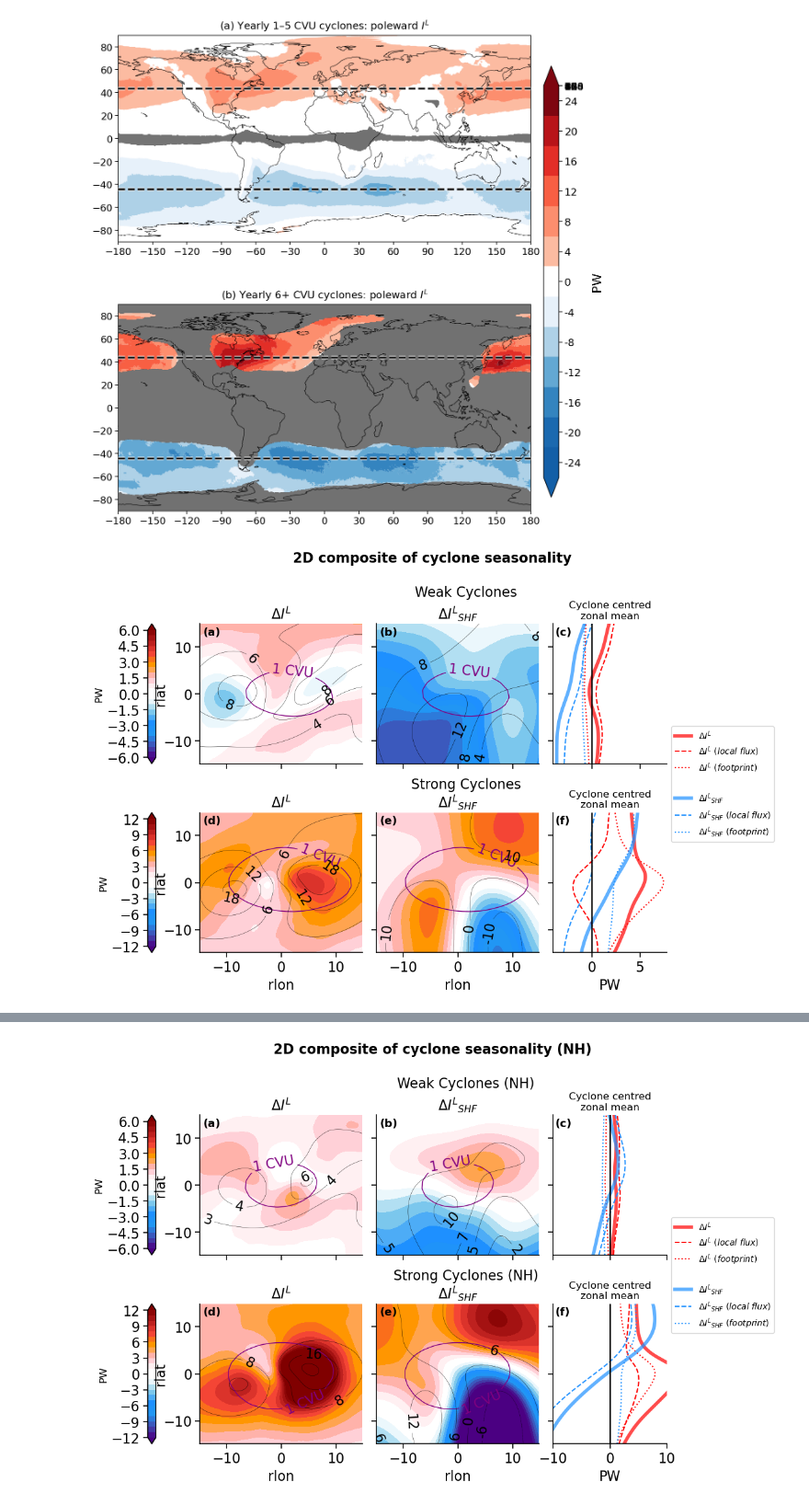
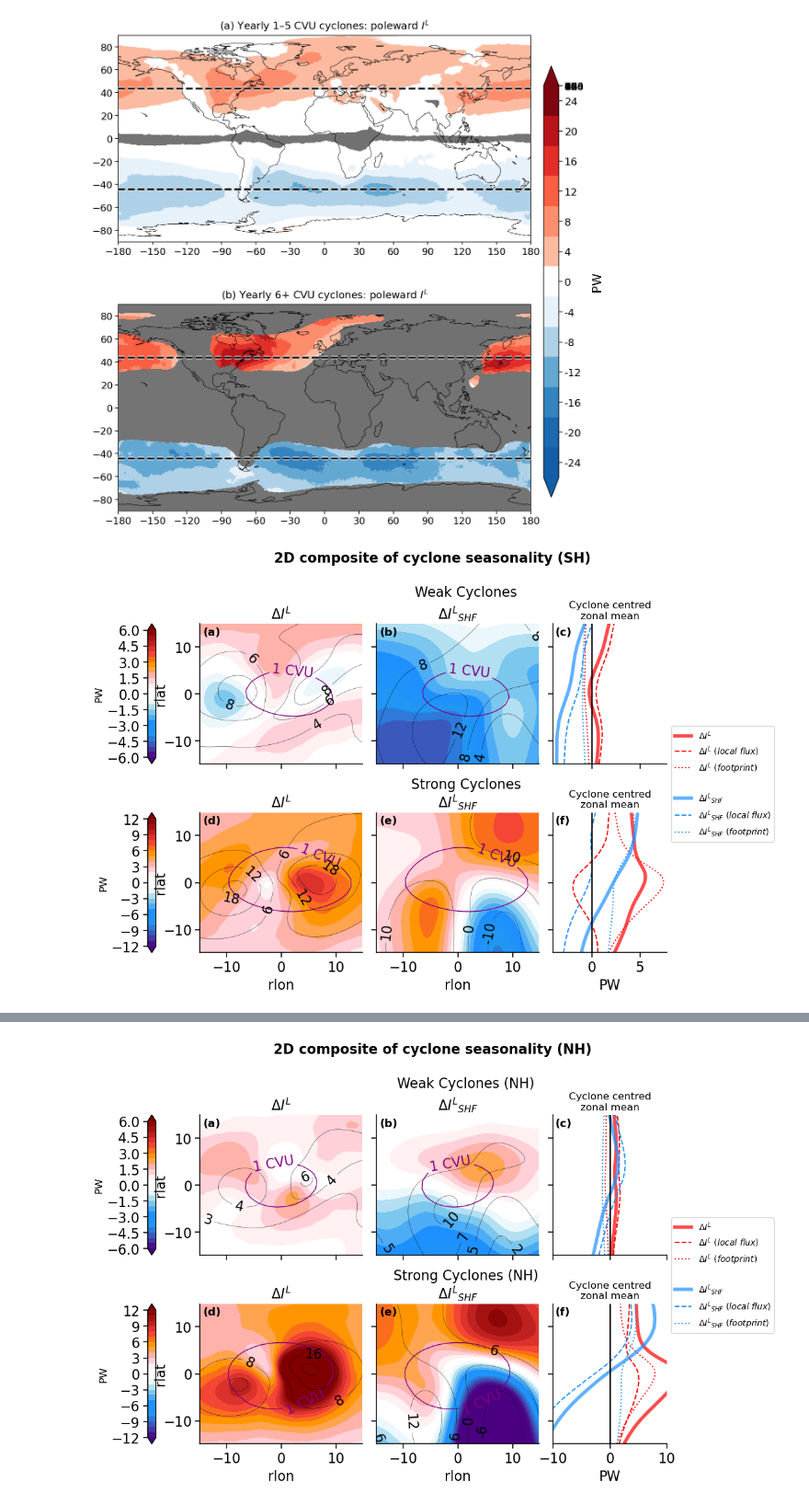
Before and after one commit to gmsarro/mse_cyclone-energetics, a Jupyter notebook: notebooks/final_figures.ipynb, the cells around one changed output, grey strips where cells are left out. Shown at 92% size. Saved outputs shown, nothing was run; the diff lists cells and outputs as text; code cells hidden in the pictures.

```diff
--- a/notebooks/final_figures.ipynb
+++ b/notebooks/final_figures.ipynb
@@ -1269,35 +1269,35 @@ def plot_2d_composites_decomposition_both_category(factor=PW_factor, func=_ident
     axes[1, 2].set_xlabel('rlon')
     axes[1, 3].set_xlabel('rlon')
     axes[1, 4].set_xlabel('PW')
     fig.text(0.6, 0.97, 'Weak Cyclones', ha='center', va='top', fontsize=16)
     fig.text(0.6, 0.52, 'Strong Cyclones', ha='center', va='top', fontsize=16)
 
     labels = list(string.ascii_lowercase)
     AXES = axes[:, 2:]
     for i, ax in enumerate(AXES.flat):
         ax.text(
             0.02, 0.98, f'({labels[i]})',
             transform=ax.transAxes, fontsize=13,
             fontweight='bold', va='top', ha='left',
         )
 
     fig.suptitle(
-        '2D composite of cyclone seasonality',
+                '2D composite of cyclone seasonality (SH)',
         fontsize=16, y=1.05, x=0.55, fontweight='bold',
     )
     fig.savefig(
         '2D_composite_of_cyclone_seasonality.pdf',
         bbox_inches='tight',
     )
     fig.savefig(
         '2D_composite_of_cyclone_seasonality.png',
         dpi=300, facecolor='white', bbox_inches='tight',
     )
     plt.show()
 
 plot_2d_composites_decomposition_both_category()
 # %% [output]
-[figure, old version]
+[figure, new version]
 # %%
 def plot_2d_composites_decomposition_all(
     C=0, factor=PW_factor, func=_identity,
```
Also changed, not shown: parts of 2 cells of this notebook, 5 other files.
